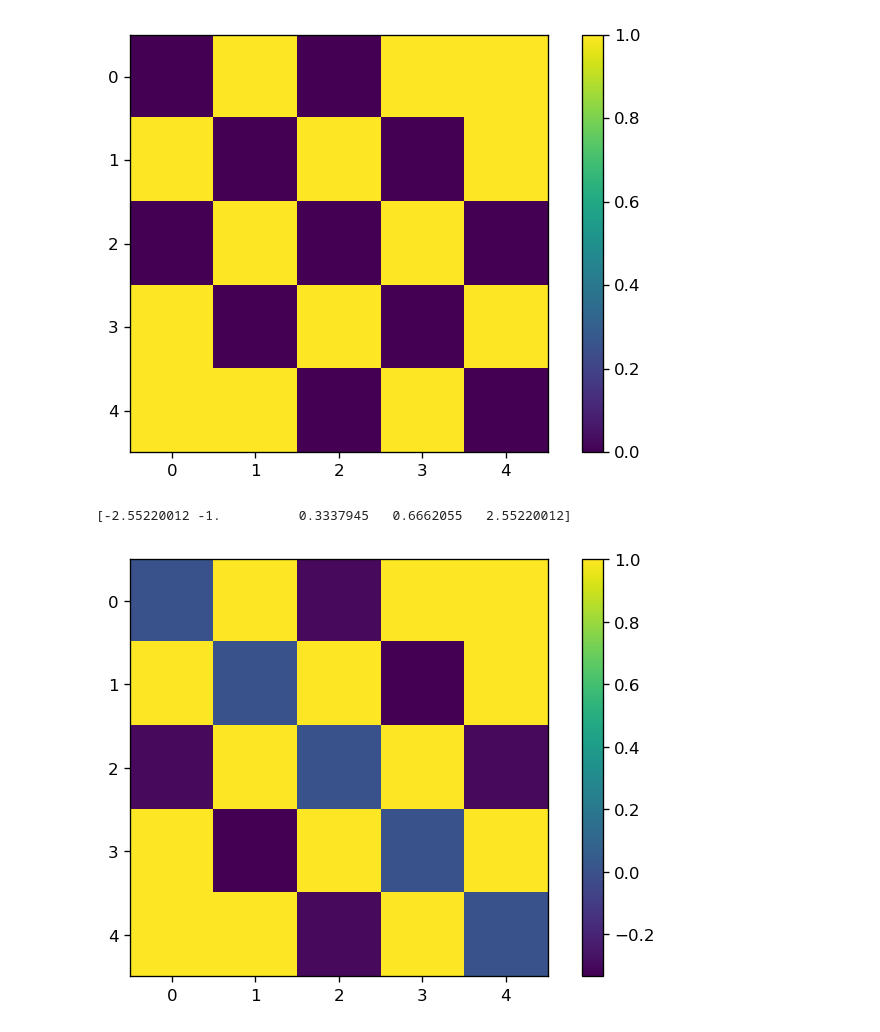
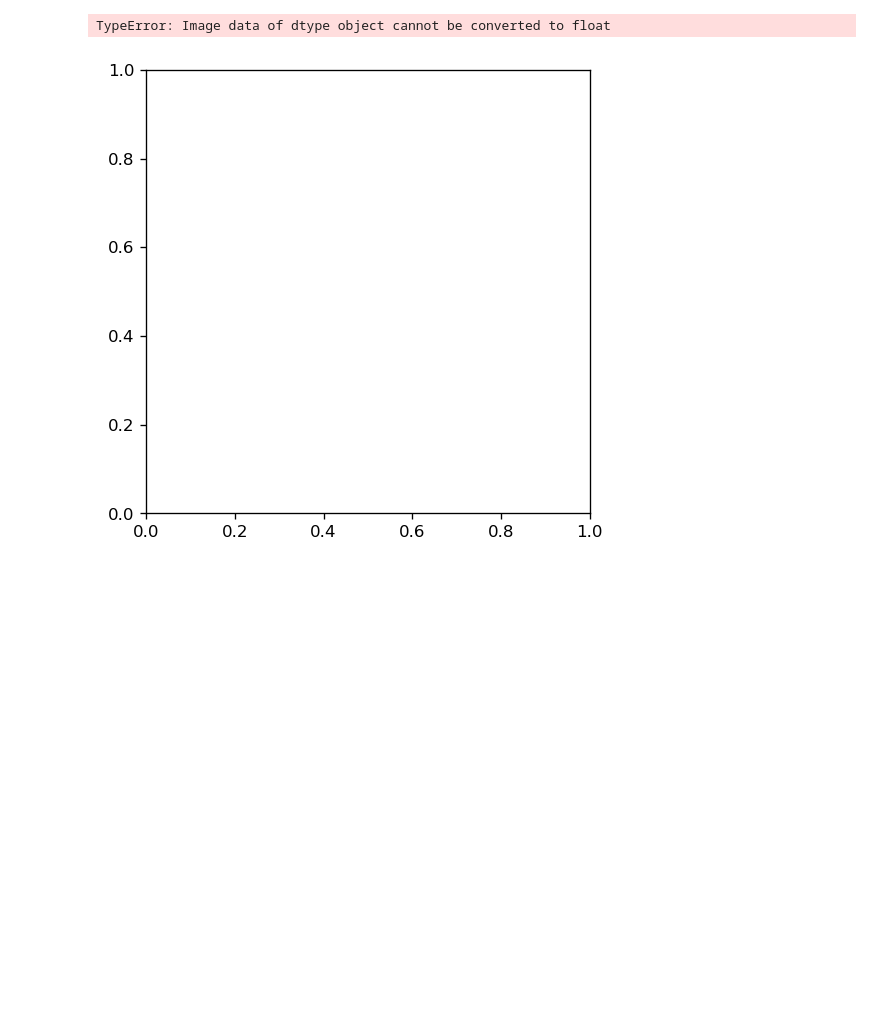
Before and after one commit to blake-holman/ED_Adversaries, a Jupyter notebook: Relative.ipynb, the cells around one changed output. Drawn from its saved outputs; the diff is of its cells as text; code cells hidden in the pictures; blank space fills up the shorter version.

Commit message:
graph representation

```diff
--- a/Relative.ipynb
+++ b/Relative.ipynb
@@ -486,8 +502,8 @@ def mask_maker(assignment, cases):
                         mat[assignment[perm1], assignment[perm2]] = 1
     return mat
 # %%
-n = 3
-m = 3
+n = 4
+m = 1
 # print(get_n_cycles(n))
 # cycles = get_cycles(n, n)
 # print(cycles)
@@ -519,18 +535,21 @@ print('diff list end')
 # # # print('blah', len(oracle_diffs_list), len(oracle_diffs_list[0]), oracle_diffs_list[0][0].shape)
 # # # print(oracle_diffs_list)
 print('block oracle')
-# oracle_diffs = np.block(oracle_diffs_list)
+oracle_diffs = np.block(oracle_diffs_list)
 # perms_sorted = [keys.index[i] for i in range(len(keys))]
 print('visualize')
 # visualize(oracle_diffs)
 print('mat')
-# mat = mask_maker(keys, preimage_dict)
+mat = mask_maker(keys, preimage_dict)
 # visualize(mat, (sorted_perms, sorted_perms), to_string=True)
-# print('boop')
-# start = time()
-# Lambda, mu, W = relative_hadamard_norm_max(mat, oracle_diffs, len(perms))
+# # print('boop')
+# # start = time()
+# Lambda, Y, W = relative_hadamard_norm_max(mat, oracle_diffs, len(perms))
 # visualize(Lambda, (sorted_perms, sorted_perms), to_string=True)
 # visualize(W)
+# visualize(Y)
+# Lambda = Lambda/Y[0,0]
+# W = W/Y[0,0]
 # # visualize(W[] * oracle_diffs)
 # print(mu)
 # print("time",  time()-start)
@@ -598,20 +673,24 @@ NameError: name 'oracle_diffs' is not defined
 # %%
-d = 5
+d = 4
 b = 0
 block = np.eye(d)
 # outer_block =
-M = np.ones((d,d))
-# M = np.eye(d)
-num_indices = d^2//2
-print(num_indices)
-zero_indices = np.random.randint(0, d, num_indices)
-print(zero_indices )
-zero_indices2 = np.random.randint(0, d, num_indices)
+M = np.ones((d,d)) - np.eye(d)
+mask = np.zeros((d,d))
+mask[d//2,3] = 1
+M = np.kron(mask, M)
+
+# num_indices = d^2//2
+# print(num_indices)
+# zero_indices = np.random.randint(0, d, num_indices)
+# print(zero_indices )
+# zero_indices2 = np.random.randint(0, d, num_indices)
 
 M2 = M
-M2[zero_indices, zero_indices2] = 0
-M2[zero_indices2, zero_indices] = 0
-M2 = M2*(np.ones(M.shape)-np.eye(M.shape[0]))
+# M2[zero_indices, zero_indices2] = 0
+# M2[zero_indices2,
+# zero_indices] = 0
+# M2 = M2*(np.ones(M.shape)-np.eye(M.shape[0]))
 # M[1,1] =
 # M[1,2] = 5
 # M[2,1] = 5
@@ -623,6 +702,18 @@ evals, evects = np.linalg.eigh(M2)
 print(np.max(evals))
 print(evals)
 # visualize(evects)
+def min_norm_block(mat, block_size):
+    not_block_size = mat.shape[0]//block_size
+    new_vals = cp.Variable((not_block_size, not_block_size), symmetric=True)
+    constraints = [ cp.sum(new_vals)>=1, cp.diag(new_vals) == np.zeros(not_block_size)]
+    new_vals_big = cp.kron(np.ones((block_size, block_size)), new_vals)
+    constraints += [
+        cp.multiply(new_vals_big, mat) == np.zeros(mat.shape)
+    ]
+    opt_prob = cp.Problem(cp.Minimize(cp.norm(cp.multiply(mat, new_vals_big),2)/np.linalg.norm(mat, 2)), constraints)
+    opt_prob.solve(verbose=True, solver='MOSEK')
+    print('val', opt_prob.value)
+    return new_vals.value
 
 def min_norm_0(mat):
     new_vals = cp.Variable(mat.shape, symmetric=True)
@@ -630,18 +721,20 @@ def min_norm_0(mat):
     constraints += [
         cp.multiply(new_vals, mat) == np.zeros(mat.shape)
     ]
-    opt_prob = cp.Problem(cp.Minimize(cp.norm(mat + new_vals,2)/np.linalg.norm(mat, 2)), constraints)
+    opt_prob = cp.Problem(cp.Minimize(cp.lambda_max(mat + new_vals,2)/np.linalg.norm(mat, 2)), constraints)
     opt_prob.solve(verbose=False, solver='MOSEK')
-    print('val', new_vals.value)
+    print('val', opt_prob.value)
     return new_vals.value
 
-new_vals = min_norm_0(M2)
+new_vals = min_norm_block(perm_block, n)
+visualize(new_vals)
+# new_vals = min_norm_0(M2)
 
-visualize(M2)
+# visualize(M2)
+# # visualize(M2+new_vals)
+# evals, evects = np.linalg.eigh(M2+new_vals)
+# print(evals)
+# # visualize(evects)
 # visualize(M2+new_vals)
-evals, evects = np.linalg.eigh(M2+new_vals)
-print(evals)
-# visualize(evects)
-visualize(M2+new_vals)
-visualize(new_vals)
+# visualize(new_vals)
 # %% [output]
@@ -663,3 +758,2 @@ val [[-6.01701429e-12  7.67319045e-11 -2.99942462e-01  7.67319045e-11
+TypeError: Image data of dtype object cannot be converted to float
-[figure, old version]
+[figure, new version]
-[-2.55220012 -1.          0.3337945   0.6662055   2.55220012]
-[figure, removed]
```
Also changed, not shown: parts of 17 cells of this notebook, 3 other files.
